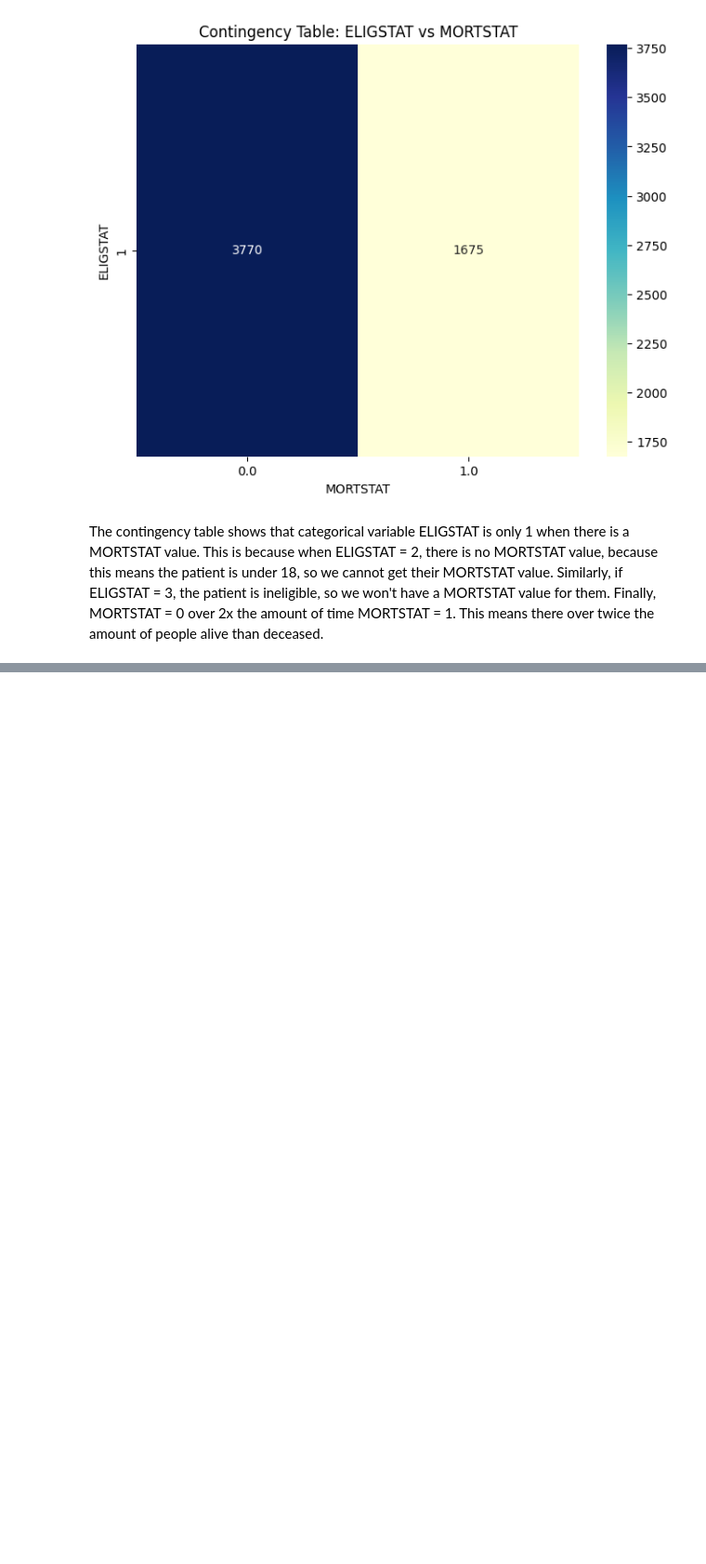
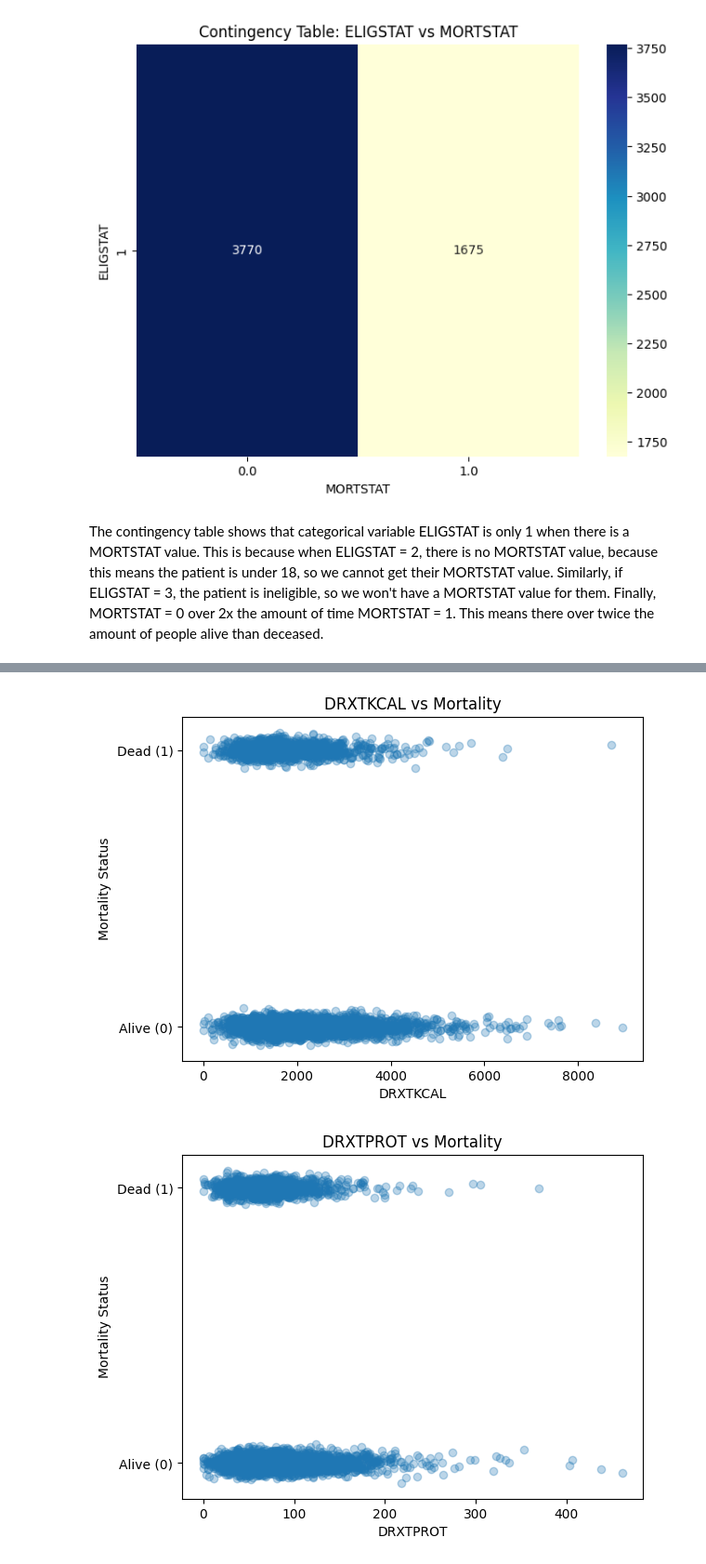
Before and after one commit to lainegoldmacher1/DS3021-project-1, a Jupyter notebook: project_1_bsds_part1.ipynb, the cells around one changed output, grey strips where cells are left out. Shown at 93% size. Drawn from its saved outputs; the diff is of its cells as text; code cells hidden in the pictures; blank space fills up the shorter version.

```diff
--- a/project_1_bsds_part1.ipynb
+++ b/project_1_bsds_part1.ipynb
@@ -421,0 +538,22 @@ The contingency table shows that categorical variable ELIGSTAT is only 1 when th
+# %%
+import numpy as np
+
+nutrients = ['DRXTKCAL','DRXTPROT','DRXTCARB','DRXTTFAT']
+
+for var in nutrients:
+    plt.figure()
+
+    # add small random noise (jitter) to mortality axis
+    jitter = np.random.normal(0, 0.02, size=len(X_interesting))
+    y_jittered = X_interesting['MORTSTAT'] + jitter
+
+    plt.scatter(X_interesting[var], y_jittered, alpha=0.3)
+
+    plt.yticks([0, 1], ['Alive (0)', 'Dead (1)'])
+    plt.xlabel(var)
+    plt.ylabel('Mortality Status')
+    plt.title(f'{var} vs Mortality')
+    plt.show()
+# %% [output]
+[figure, added]
+[figure, added]
```
Also changed, not shown: parts of 15 cells of this notebook.
